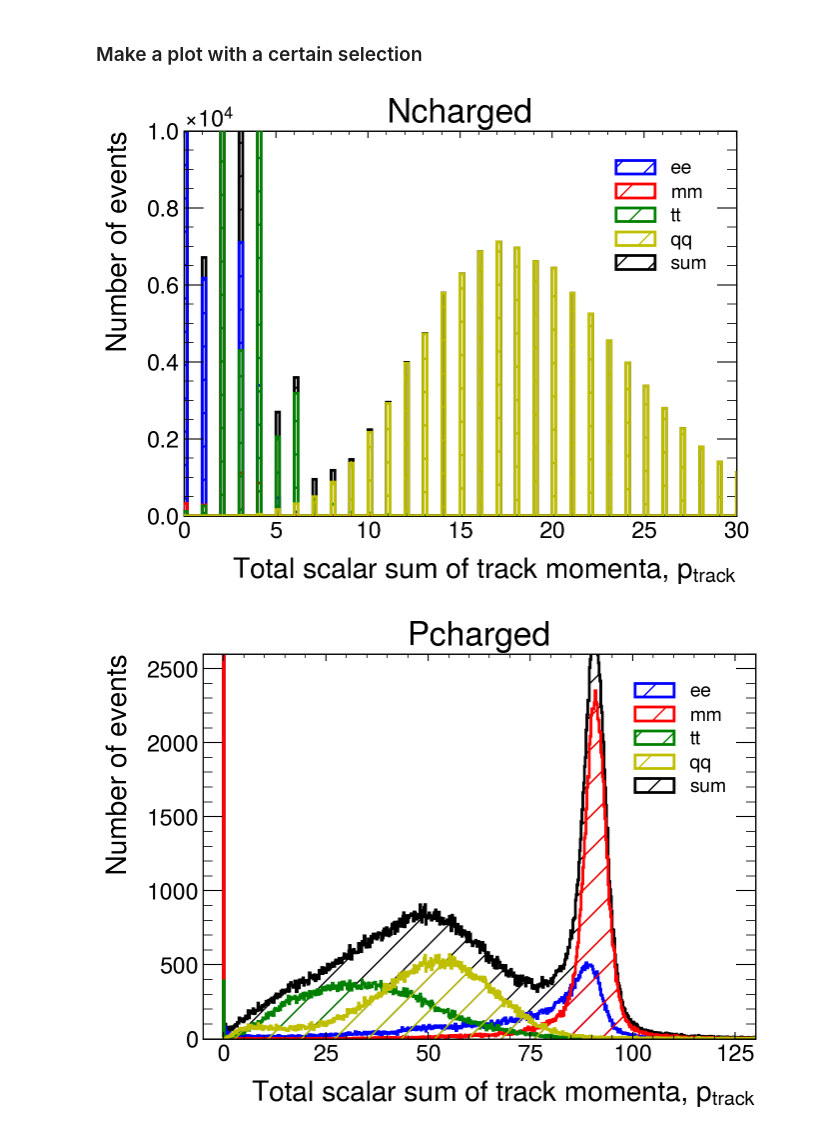
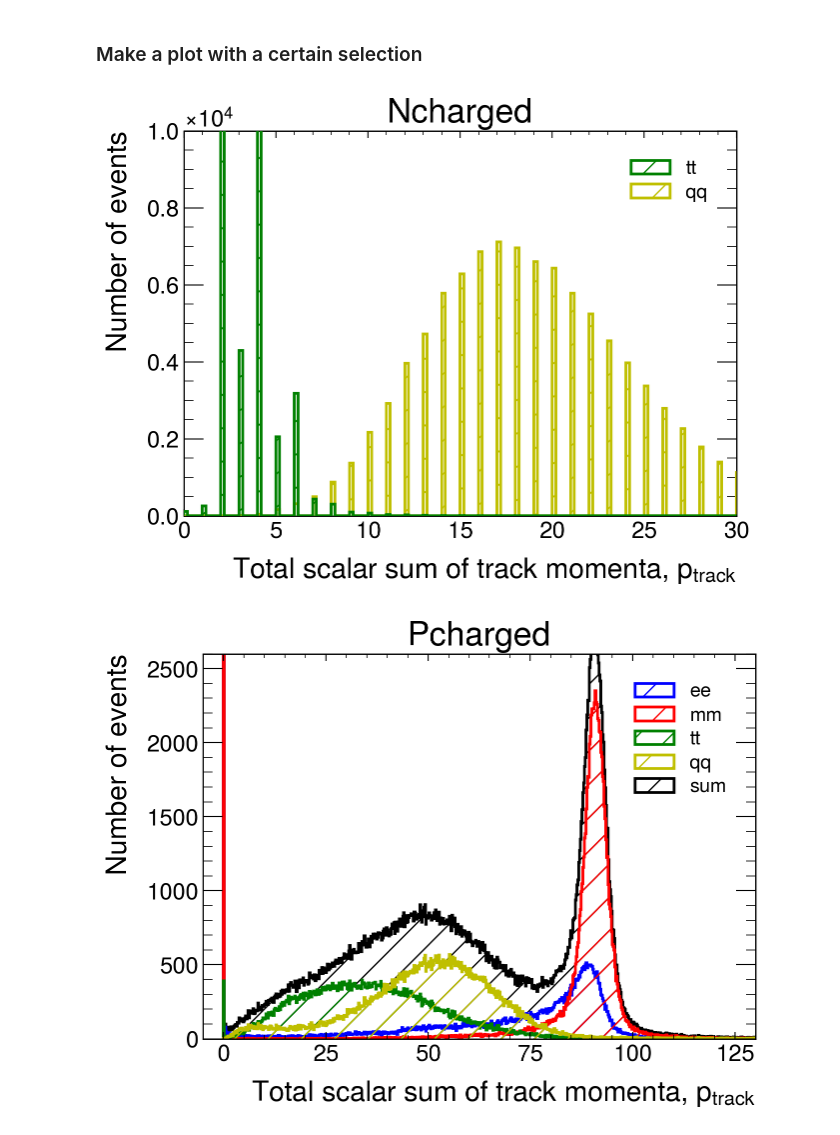
Before and after one commit to lukasg96/z0-precisionmeasurement, a Jupyter notebook: z0_experiment.ipynb, the cells around one changed output. Cells and saved outputs as stored; diff of their text form; code cells hidden in the pictures.

```diff
--- a/z0_experiment.ipynb
+++ b/z0_experiment.ipynb
@@ -214,36 +208,36 @@ array([45.625, 45.625, 45.625, ..., 45.624, 45.624, 45.624], dtype=float32)
 # %%
 plt.style.use(mplhep.style.ATLAS) # You can load ATLAS/CMS/ALICE plot style
 plt.figure(figsize=(7,5))
 
 #bin_content, bin_edges, _ = plt.hist(pchar[mymask], bins=1000, range=(0.,200.), histtype='step',  linewidth=2, edgecolor='b', hatch='/', label='Pcharged')
 
-bin_content, bin_edges, _ = plt.hist(nchares[0], bins=1000, range=(0.,200.), histtype='step',  linewidth=2, edgecolor='b', hatch='/', label='ee', zorder=2)
-bin_content, bin_edges, _ = plt.hist(nchares[1], bins=1000, range=(0.,200.), histtype='step',  linewidth=2, edgecolor='r', hatch='/', label='mm', zorder=3)
-bin_content, bin_edges, _ = plt.hist(nchares[2], bins=1000, range=(0.,200.), histtype='step',  linewidth=2, edgecolor='g', hatch='/', label='tt', zorder=4)
-bin_content, bin_edges, _ = plt.hist(nchares[3], bins=1000, range=(0.,200.), histtype='step',  linewidth=2, edgecolor='y', hatch='/', label='qq', zorder=5)
-bin_content, bin_edges, _ = plt.hist(nchares[4], bins=1000, range=(0.,200.), histtype='step',  linewidth=2, edgecolor='black', hatch='/', label='sum', zorder=1)
+#bin_content, bin_edges, _ = plt.hist(nchares[0], bins=1000, range=(0.,200.), histtype='step',  linewidth=2, edgecolor='b', hatch='/', label='ee', zorder=2)
+#bin_content, bin_edges, _ = plt.hist(nchares[1], bins=1000, range=(0.,200.), histtype='step',  linewidth=2, edgecolor='r', hatch='/', label='mm', zorder=3)
+bin_content, bin_edges, _ = plt.hist(nchares[2], bins=1000, range=(0.,200.), histtype='step',  linewidth=2, edgecolor='g', hatch='/', label='tt', zorder=5)
+bin_content, bin_edges, _ = plt.hist(nchares[3], bins=1000, range=(0.,200.), histtype='step',  linewidth=2, edgecolor='y', hatch='/', label='qq', zorder=4)
+#bin_content, bin_edges, _ = plt.hist(nchares[4], bins=1000, range=(0.,200.), histtype='step',  linewidth=2, edgecolor='black', hatch='/', label='sum', zorder=1)
 
 
 mid = 0.5*(bin_edges[1:] + bin_edges[:-1]) #Calculate midpoint of the bars
 
 error_sizes = np.sqrt(bin_content)
 
 #plt.errorbar(mid, bin_content, yerr=error_sizes, fmt='none', label='Errors')
 ### When producing an histogram, you can store the bin content and the edges of the bins in
 ###'bin_content', and 'bin_edges'
 #print(bin_content)
 #print(bin_edges)
 
 ### Show the plot on screen
 plt.legend()
 plt.title(var[0])
 plt.xlim(0.,30)
 plt.ylim(0,10e3)
 plt.xlabel('Total scalar sum of track momenta, $p_{track}$')
 plt.ylabel('Number of events')
 plt.show()
 # %% [output]
-[figure, old version]
+[figure, new version]
 # %%
 plt.style.use(mplhep.style.ATLAS) # You can load ATLAS/CMS/ALICE plot style
 plt.figure(figsize=(7,5))
```
Also changed, not shown: parts of 10 cells of this notebook.
